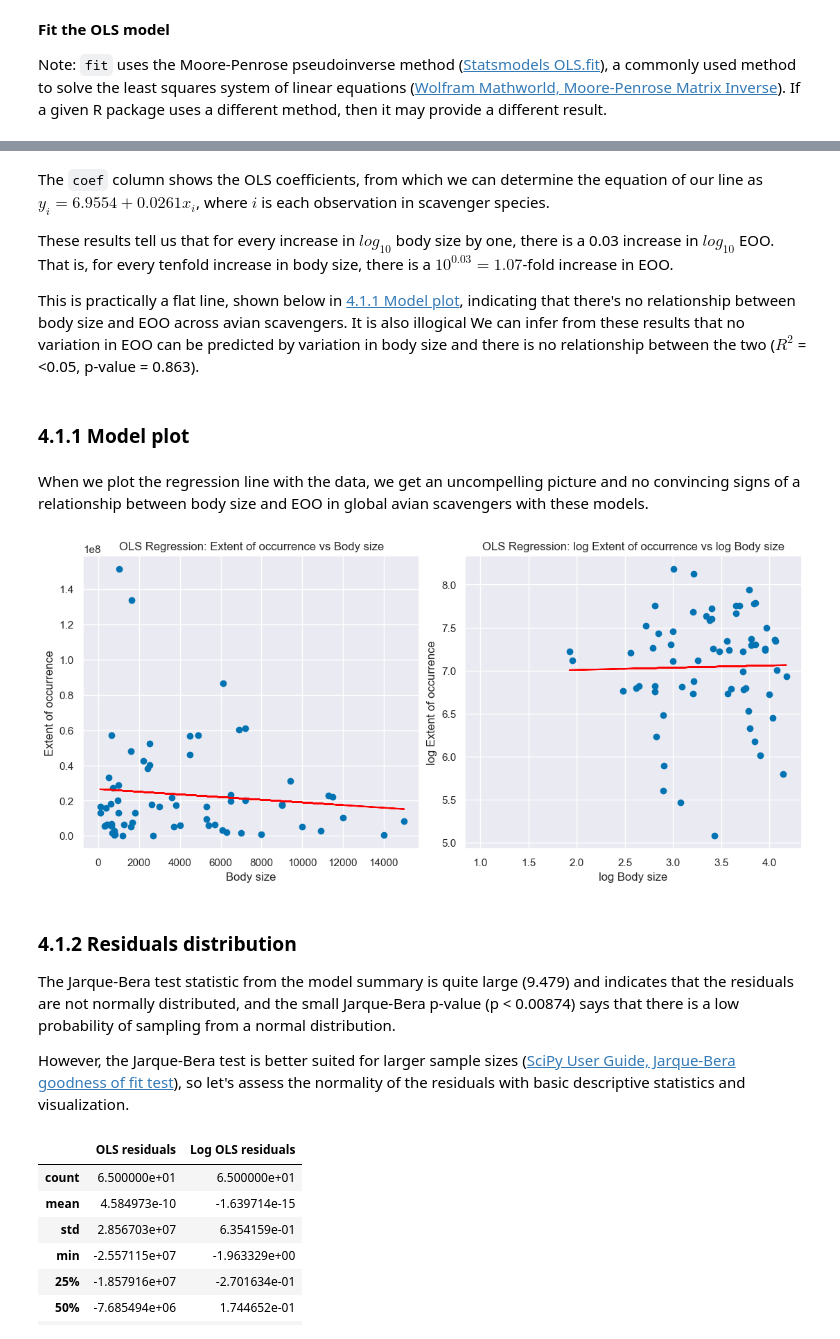
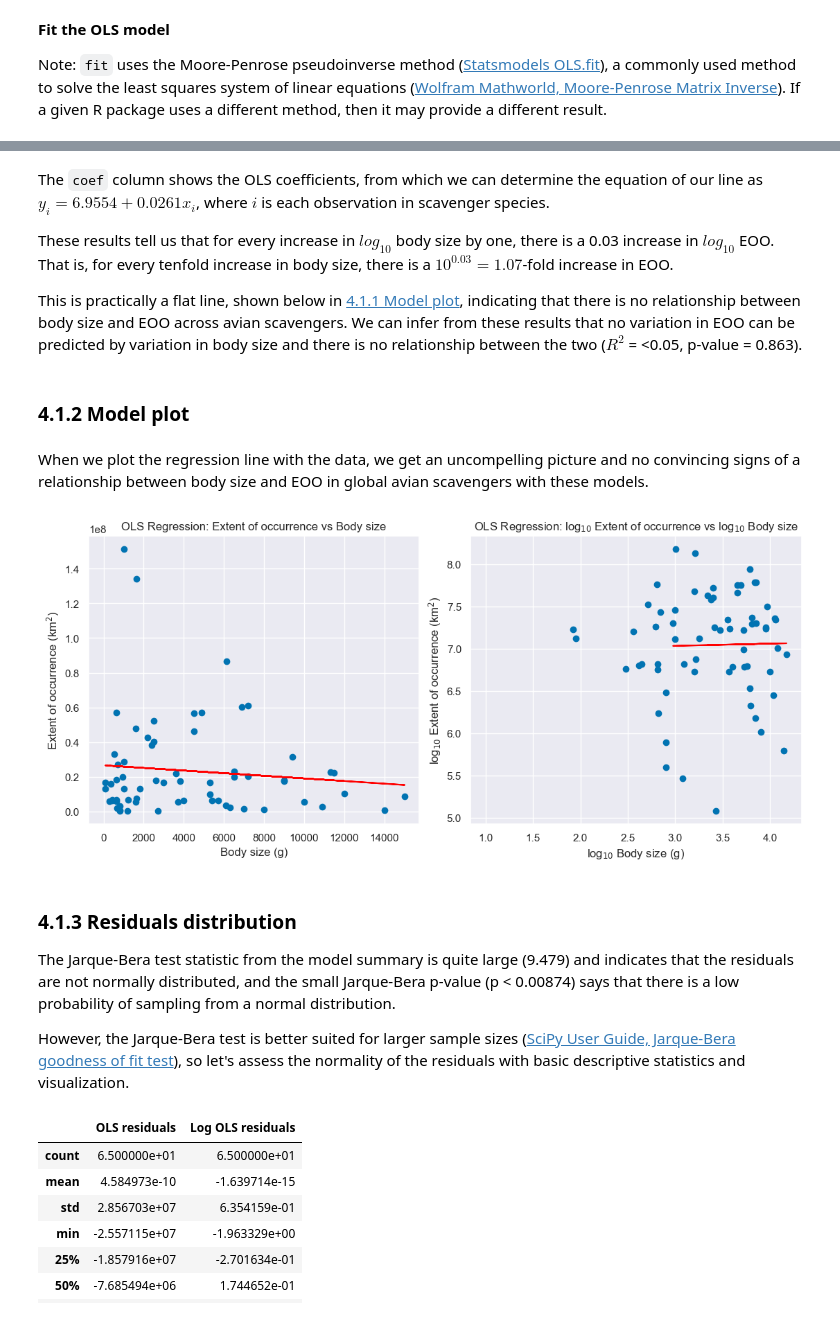
Before and after one commit to TheMightiestCrab/Macroecology, a Jupyter notebook: code/3 scavengers.ipynb, the cells around one changed output, grey strips where cells are left out. Cells and saved outputs as stored; diff of their text form; code cells hidden in the pictures.

```diff
--- a/code/3 scavengers.ipynb
+++ b/code/3 scavengers.ipynb
@@ -385,48 +400,48 @@ The `coef` column shows the OLS coefficients, from which we can determine the eq
 These results tell us that for every increase in $log_{10}$ body size by one, there is a 0.03 increase in $log_{10}$ EOO.
 That is, for every tenfold increase in body size, there is a $10^{0.03} = 1.07$-fold increase in EOO.
 
-This is practically a flat line, shown below in [4.1.1 Model plot](#4.1.1), indicating that there's no relationship between body size and EOO across avian scavengers. It is also illogical
+This is practically a flat line, shown below in [4.1.1 Model plot](#4.1.1), indicating that there is no relationship between body size and EOO across avian scavengers.
 We can infer from these results that no variation in EOO can be predicted by variation in body size and there is no relationship between the two ($R^2$ = <0.05, p-value = 0.863).
 # %% [markdown]
-<a id='4.1.1'></a>
-### 4.1.1 Model plot
+<a id='4.1.2'></a>
+### 4.1.2 Model plot
 # %% [markdown]
 When we plot the regression line with the data, we get an uncompelling picture and no convincing signs of a relationship between body size and EOO in global avian scavengers with these models.
 # %%
 # Define the equations of my lines
 ols_line_equation = 2.657e07 + (-756.5066 * x)
 log_ols_line_equation = 6.9554 + (0.0261 * log_x)
 
 fig, axs = plt.subplots(1, 2, figsize=(11, 5), layout="constrained")
 
 # First subplot: Extent of occurrence vs Body size
 axs[0].scatter(scavengers["Body size"], scavengers["Extent of occurrence"])
 axs[0].plot(
     x,
     ols_line_equation,
     color="red",
 )
-axs[0].set_xlabel("Body size")
-axs[0].set_ylabel("Extent of occurrence")
+axs[0].set_xlabel("Body size (g)")
+axs[0].set_ylabel("Extent of occurrence (km$^2$)")
 axs[0].set_title("OLS Regression: Extent of occurrence vs Body size")
 
 # Second subplot: log Extent of occurrence vs log Body size
 axs[1].scatter(scavengers["log Body size"], scavengers["log Extent of occurrence"])
 axs[1].plot(
     log_x,
     log_ols_line_equation,
     color="red",
 )
-axs[1].set_xlabel("log Body size")
-axs[1].set_ylabel("log Extent of occurrence")
-axs[1].set_title("OLS Regression: log Extent of occurrence vs log Body size")
+axs[1].set_xlabel("log$_{10}$ Body size (g)")
+axs[1].set_ylabel("log$_{10}$ Extent of occurrence (km$^2$)")
+axs[1].set_title("OLS Regression: log$_{10}$ Extent of occurrence vs log$_{10}$ Body size")
 
 plt.show()
 # %% [output]
-[figure, old version]
+[figure, new version]
 # %% [markdown]
-<a id='4.1.2'></a>
-### 4.1.2 Residuals distribution
+<a id='4.1.3'></a>
+### 4.1.3 Residuals distribution
 
 The Jarque-Bera test statistic from the model summary is quite large (9.479) and indicates that the residuals are not normally distributed, and the small Jarque-Bera p-value (p < 0.00874) says that there is a low probability of sampling from a normal distribution.
 
```
Also changed, not shown: parts of 61 cells of this notebook, 4 other files.
